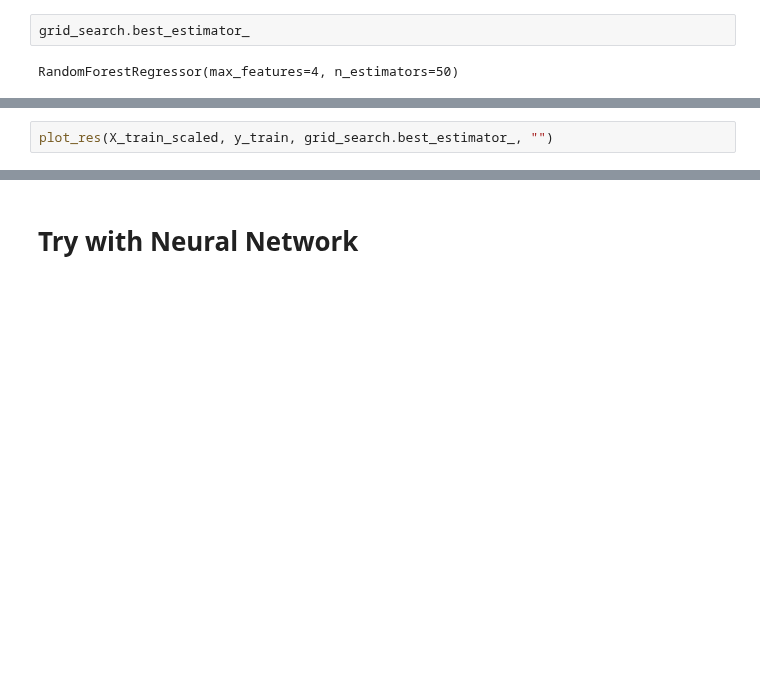
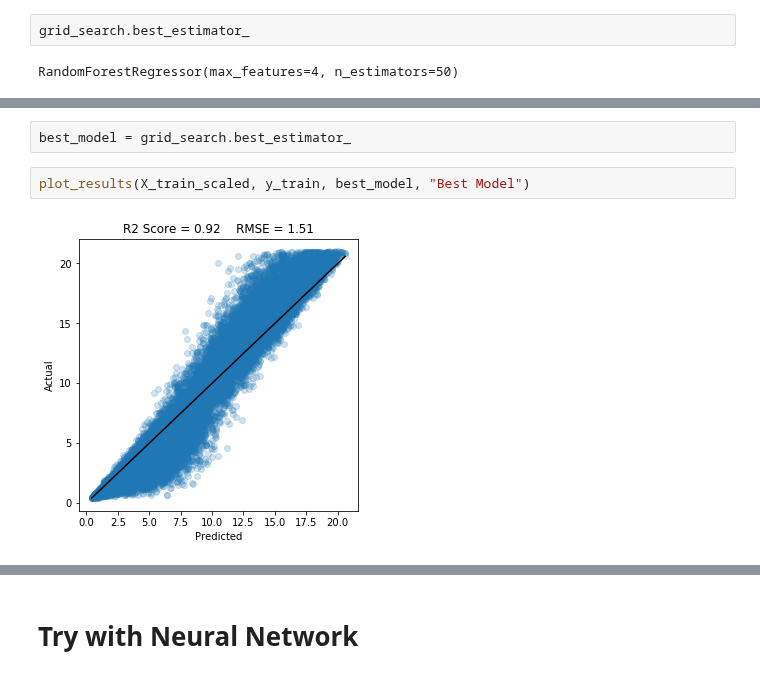
Before and after one commit to aniket-ak/Machine-Learning-CASP-Dataset, a Jupyter notebook: CASP_Exploring_Design_Space_with_pipelines.ipynb, the cells around one changed output, grey strips where cells are left out. Saved outputs shown, nothing was run; the diff lists cells and outputs as text; blank space fills up the shorter version.

```diff
--- a/CASP_Exploring_Design_Space_with_pipelines.ipynb
+++ b/CASP_Exploring_Design_Space_with_pipelines.ipynb
@@ -315,2 +318,6 @@ for mean_scores, params in zip(results["mean_test_score"], results["params"]):
 # %%
-plot_res(X_train_scaled, y_train, grid_search.best_estimator_, "")
+best_model = grid_search.best_estimator_
+# %%
+plot_results(X_train_scaled, y_train, best_model, "Best Model")
+# %% [output]
+[figure, added]
```
Also changed, not shown: parts of 9 cells of this notebook.
